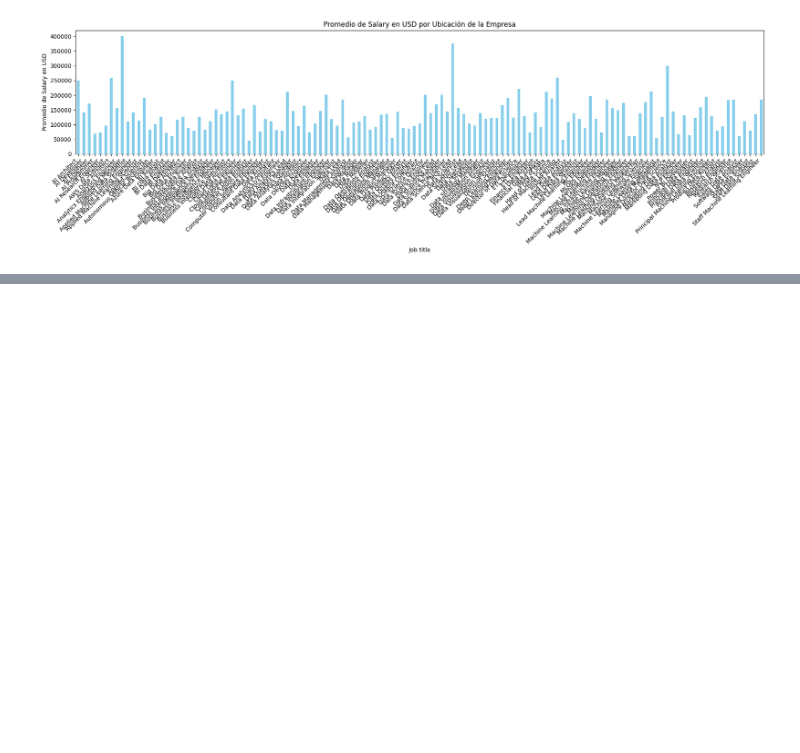
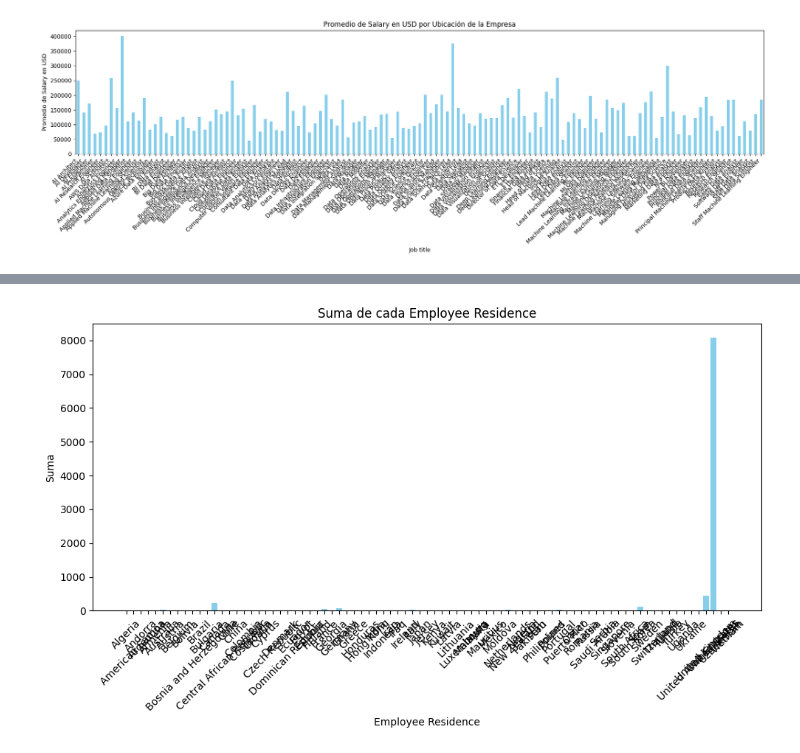
Before and after one commit to tomuzca/DataJobs, a Jupyter notebook: Untitled-1.ipynb, the cells around one changed output, grey strips where cells are left out. Drawn from its saved outputs; the diff is of its cells as text; code cells hidden in the pictures; blank space fills up the shorter version.

```diff
--- a/Untitled-1.ipynb
+++ b/Untitled-1.ipynb
@@ -110,0 +110,18 @@ Error:
+# %%
+import pandas as pd
+import matplotlib.pyplot as plt
+
+
+sum_employee_residence = df.groupby('employee_residence').size().reset_index(name='counts')
+
+# Graficar la suma de cada 'employee_residence'
+plt.figure(figsize=(10, 6))
+plt.bar(sum_employee_residence['employee_residence'], sum_employee_residence['counts'], color='skyblue')
+plt.xlabel('Employee Residence')
+plt.ylabel('Suma')
+plt.title('Suma de cada Employee Residence')
+plt.xticks(rotation=45)
+plt.tight_layout()
+plt.show()
+# %% [output]
+[figure, added]
```
Also changed, not shown: parts of 2 cells of this notebook.
